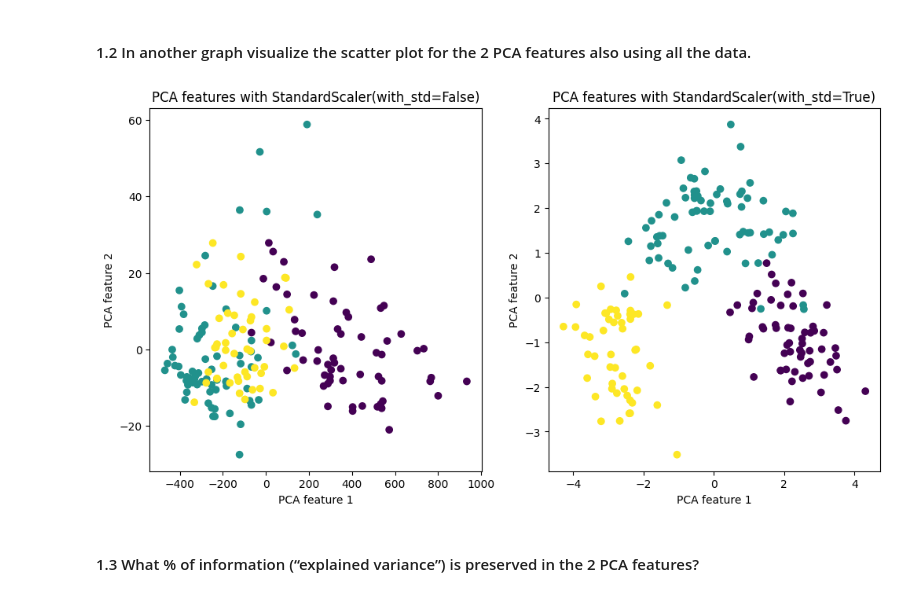
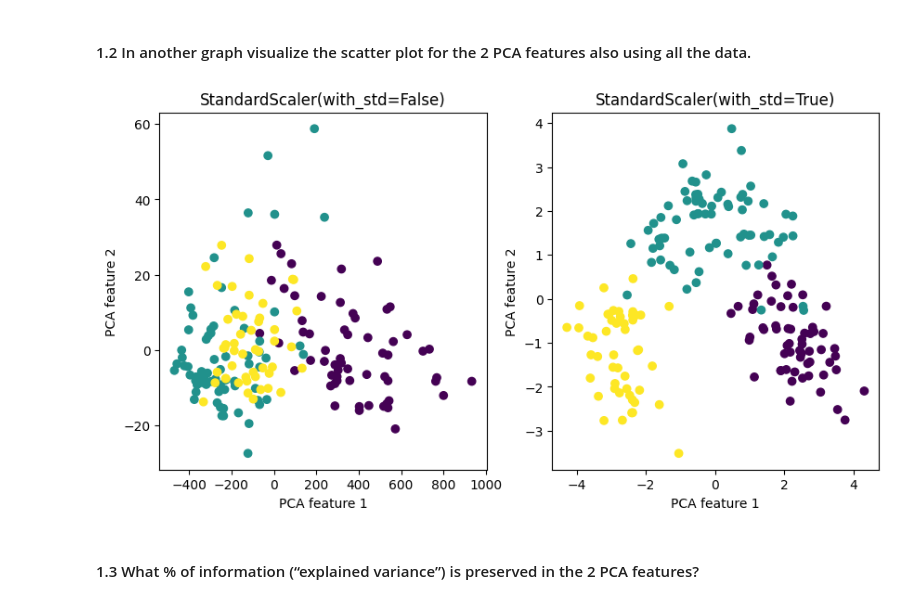
Before and after one commit to ibzzsfw/machine-learning, a Jupyter notebook: PCA-example/PCA_example.ipynb, the cells around one changed output. Saved outputs shown, nothing was run; the diff lists cells and outputs as text; code cells hidden in the pictures.

```diff
--- a/PCA-example/PCA_example.ipynb
+++ b/PCA-example/PCA_example.ipynb
@@ -51,20 +51,20 @@ plt.show()
 # %%
 # In another graph visualize the scatter plot for the 2 PCA features also using all the data.
 
 # subplot without/with StandardScaler
-plt.figure(figsize=(12, 6))
+plt.figure(figsize=(10, 5))
 for i, with_std in enumerate([False, True]):
     plt.subplot(1, 2, i + 1)
     pipe = Pipeline([('scaler', StandardScaler(with_std=with_std)),
                      ('pca', PCA(n_components=2))])
     X_pca = pipe.fit_transform(X)
     plt.scatter(X_pca[:, 0], X_pca[:, 1], c=y)
     plt.xlabel("PCA feature 1")
     plt.ylabel("PCA feature 2")
-    plt.title("PCA features with StandardScaler(with_std={})".format(with_std))
+    plt.title("StandardScaler(with_std={})".format(with_std))
 plt.show()
 # %% [output]
-[figure, old version]
+[figure, new version]
 # %% [markdown]
 #### 1.3 What % of information (“explained variance”) is preserved in the 2 PCA features?
 # %%
```
Also changed, not shown: parts of 2 cells of this notebook, 1 other file.
